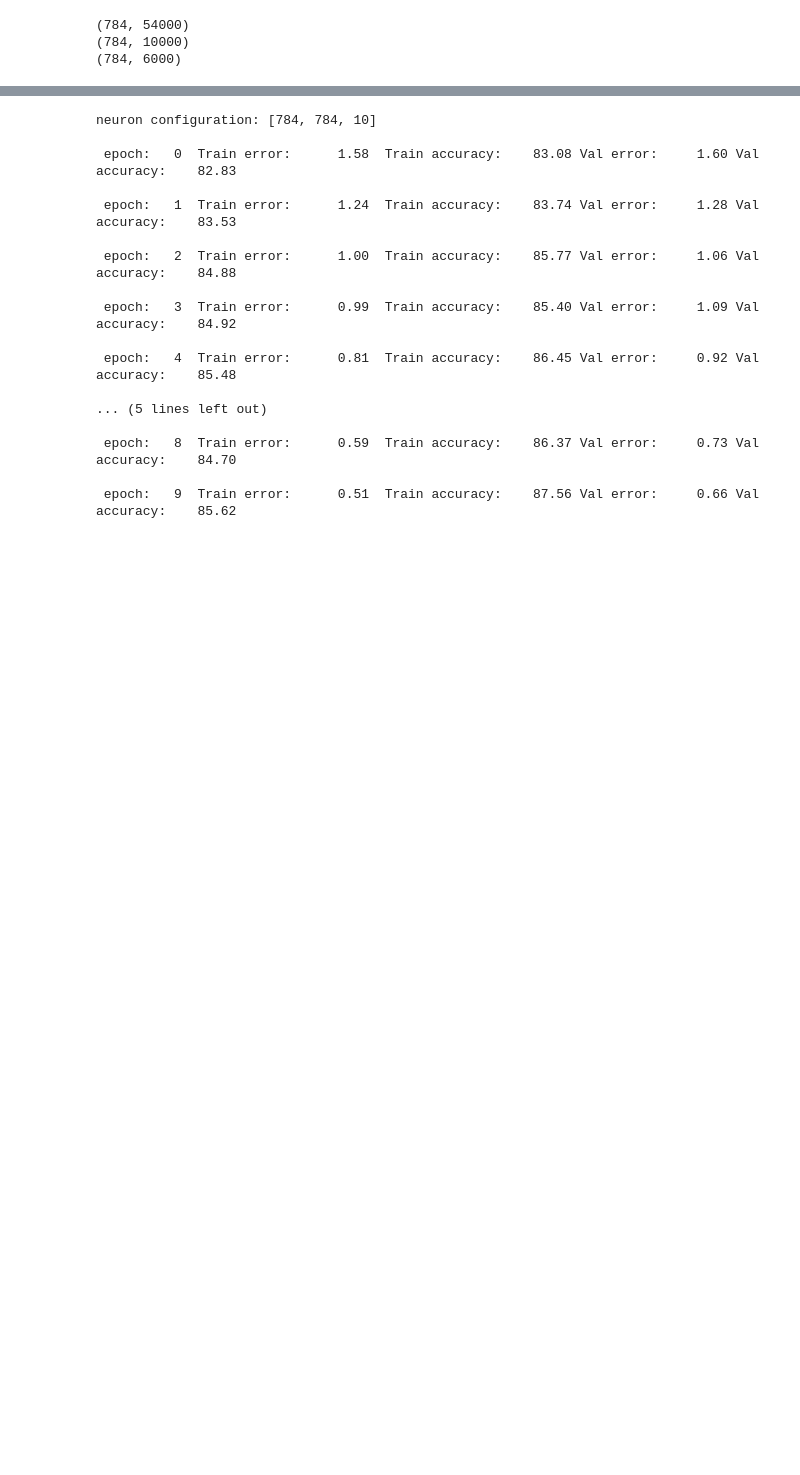
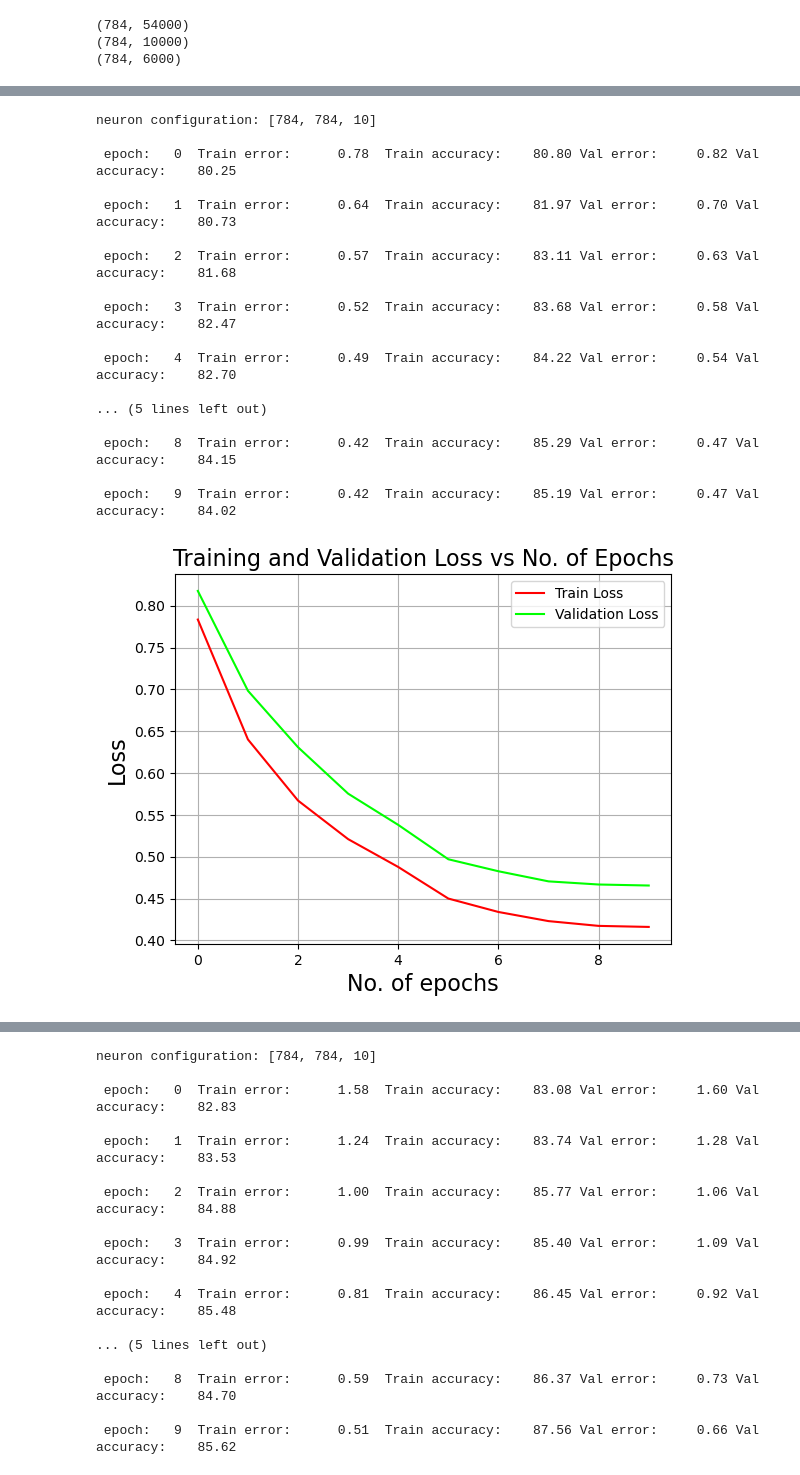
Before and after one commit to ananthu2014/MNIST_and_Fashion-MNIST_Image-Classification, a Jupyter notebook: Assignment 1/CS6910 Assignment 1.ipynb, the cells around one changed output, grey strips where cells are left out. Cells and saved outputs as stored; diff of their text form; code cells hidden in the pictures; blank space fills up the shorter version.

```diff
--- a/Assignment 1/CS6910 Assignment 1.ipynb
+++ b/Assignment 1/CS6910 Assignment 1.ipynb
@@ -739,0 +726,22 @@ neuron configuration: [784, 784, 10]
+# %%
+'''Nesterov_Adam algorithm'''
+neural_network(x_train,y_train,x_val,y_val,learning_rate=0.01,lambd=0,beta1=0.9,beta2=0.99,optimizer='nadam',epochs=10,neurons=784,batch_size=256)
+# %% [output]
+neuron configuration: [784, 784, 10]
+
+ epoch:   0  Train error:      0.78  Train accuracy:    80.80 Val error:     0.82 Val accuracy:    80.25
+
+ epoch:   1  Train error:      0.64  Train accuracy:    81.97 Val error:     0.70 Val accuracy:    80.73
+
+ epoch:   2  Train error:      0.57  Train accuracy:    83.11 Val error:     0.63 Val accuracy:    81.68
+
+ epoch:   3  Train error:      0.52  Train accuracy:    83.68 Val error:     0.58 Val accuracy:    82.47
+
+ epoch:   4  Train error:      0.49  Train accuracy:    84.22 Val error:     0.54 Val accuracy:    82.70
+
+... (5 lines left out)
+
+ epoch:   8  Train error:      0.42  Train accuracy:    85.29 Val error:     0.47 Val accuracy:    84.15
+
+ epoch:   9  Train error:      0.42  Train accuracy:    85.19 Val error:     0.47 Val accuracy:    84.02
+[figure, added]
```
Also changed, not shown: parts of 12 cells of this notebook.
